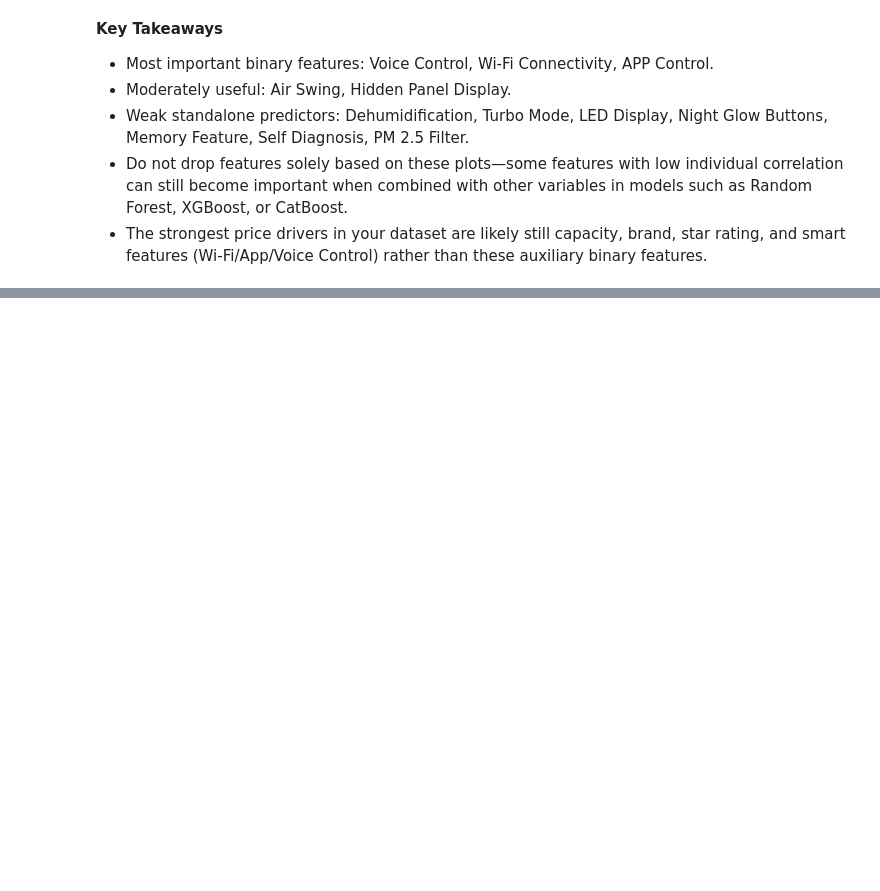
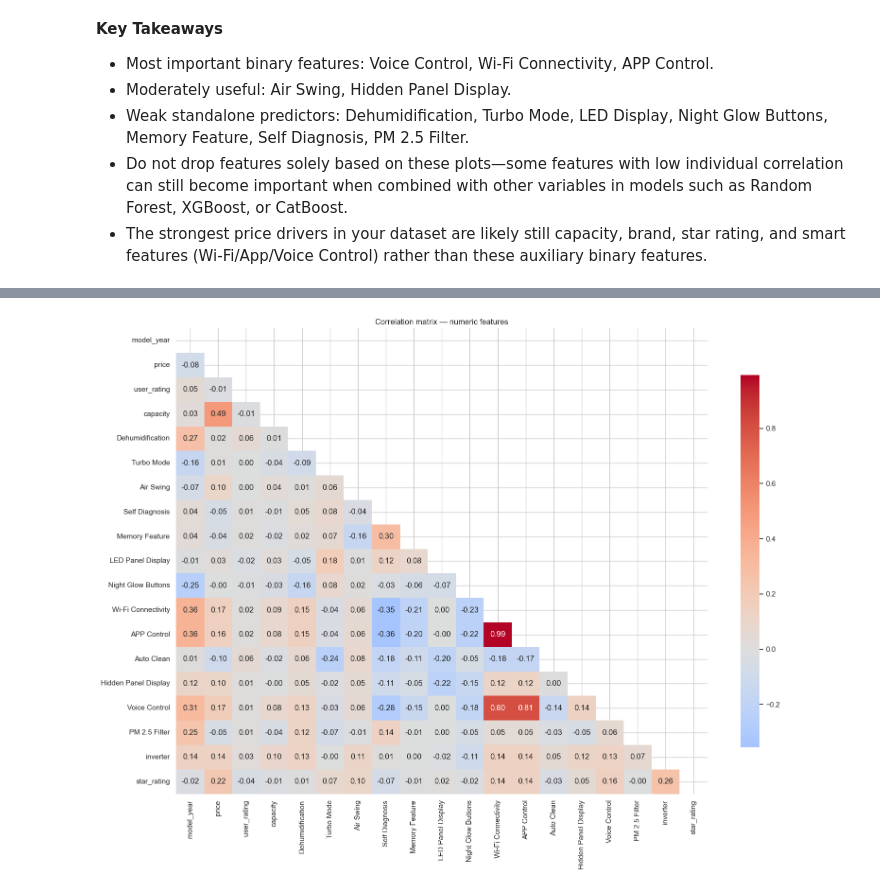
Before and after one commit to pradhumansoni/Home-Appliances-Pricing-Intelligence-Platform, a Jupyter notebook: notebooks/03.ac_eda.ipynb, the cells around one changed output, grey strips where cells are left out. Drawn from its saved outputs; the diff is of its cells as text; code cells hidden in the pictures; blank space fills up the shorter version.

```diff
--- a/notebooks/03.ac_eda.ipynb
+++ b/notebooks/03.ac_eda.ipynb
@@ -663,0 +727,15 @@ plt.show()
+# %%
+# Correlation HeatMap Across All Features -> Check Multicollinearity
+num_df = data.select_dtypes(include='number')
+corr = num_df.corr()
+
+fig, ax = plt.subplots(figsize=(16, 12))
+mask = np.triu(np.ones_like(corr, dtype=bool))   # hide the upper triangle
+sns.heatmap(corr, mask=mask, annot=True, fmt='.2f',
+            cmap='coolwarm', center=0, ax=ax,
+            cbar_kws={'shrink': 0.8})
+plt.title('Correlation matrix — numeric features')
+plt.tight_layout()
+plt.show()
+# %% [output]
+[figure, added]
```
Also changed, not shown: parts of 21 cells of this notebook.
